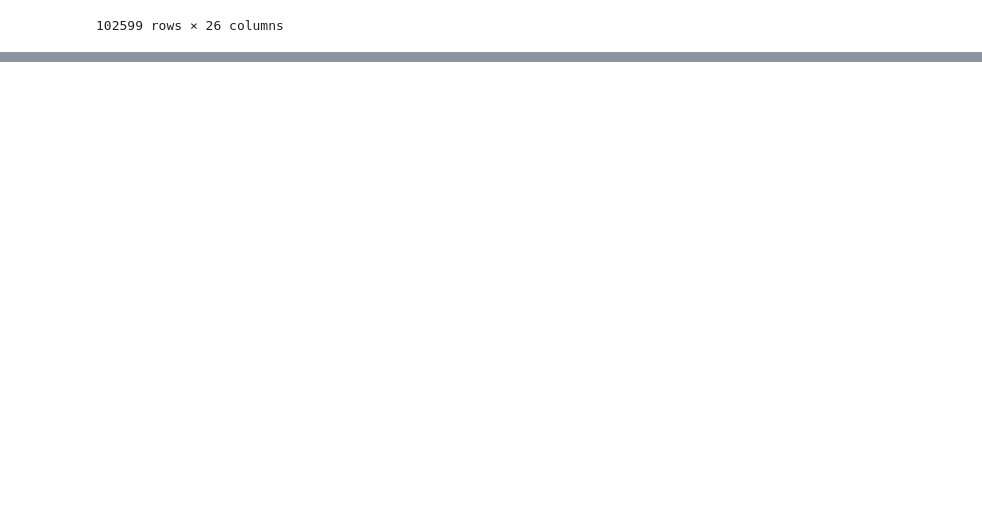
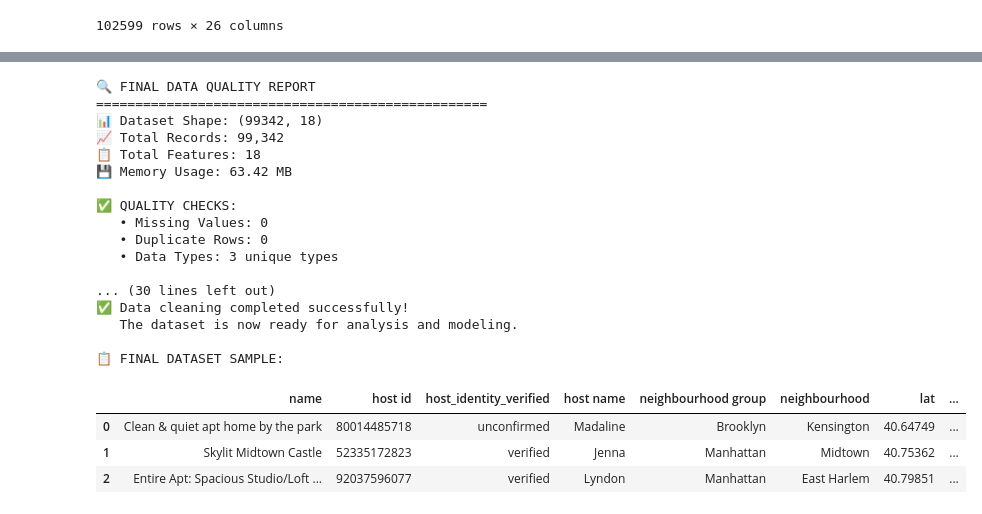
Before and after one commit to anesmeftah/deep-learning-roadmap, a Jupyter notebook: Data Cleaning/airbnb.ipynb, the cells around one changed output, grey strips where cells are left out. Saved outputs shown, nothing was run; the diff lists cells and outputs as text; code cells hidden in the pictures; blank space fills up the shorter version.

```diff
--- a/Data Cleaning/airbnb.ipynb
+++ b/Data Cleaning/airbnb.ipynb
@@ -308,0 +253,13 @@ numpy.int64
+# %%
+# Rename columns to follow naming conventions
+column_rename_map = {
+    'NAME': 'name'  # Convert to lowercase for consistency
+}
+
+df.rename(columns=column_rename_map, inplace=True)
+
+print("✓ Column renaming completed")
+print(f"✓ Renamed columns: {list(column_rename_map.keys())}")
+
+# Display first few rows to verify changes
+display(df.head())
@@ -308,0 +460,64 @@ numpy.int64
+# %%
+# Final Data Quality Report
+print("🔍 FINAL DATA QUALITY REPORT")
+print("=" * 50)
+
+# Basic information
+print(f"📊 Dataset Shape: {df.shape}")
+print(f"📈 Total Records: {df.shape[0]:,}")
+print(f"📋 Total Features: {df.shape[1]}")
+print(f"💾 Memory Usage: {df.memory_usage(deep=True).sum() / 1024**2:.2f} MB")
+
+# Data quality checks
+print(f"\n✅ QUALITY CHECKS:")
+print(f"   • Missing Values: {df.isnull().sum().sum()}")
+print(f"   • Duplicate Rows: {df.duplicated().sum()}")
+print(f"   • Data Types: {df.dtypes.nunique()} unique types")
+
+# Column information
+print(f"\n📝 FINAL COLUMNS ({len(df.columns)}):")
+for i, col in enumerate(df.columns, 1):
+    dtype = df[col].dtype
+    non_null = df[col].count()
+    print(f"   {i:2d}. {col:<25} | {str(dtype):<12} | {non_null:>6,} non-null")
+
+# Sample statistics
+print(f"\n📊 SAMPLE STATISTICS:")
+print(f"   • Numeric columns: {df.select_dtypes(include=[np.number]).shape[1]}")
+print(f"   • Object columns: {df.select_dtypes(include=['object']).shape[1]}")
+print(f"   • Unique listings: {df['name'].nunique():,}")
+
+# Data integrity checks
+print(f"\n🔒 DATA INTEGRITY:")
+print(f"   • Price range: ${df['price'].min():,} - ${df['price'].max():,}")
+print(f"   • Average price: ${df['price'].mean():.2f}")
+print(f"   • Countries represented: {df['country'].nunique()}")
+
+print(f"\n✅ Data cleaning completed successfully!")
+print(f"   The dataset is now ready for analysis and modeling.")
+
+# Display final sample
+print(f"\n📋 FINAL DATASET SAMPLE:")
+display(df.head(3))
+# %% [output]
+🔍 FINAL DATA QUALITY REPORT
+==================================================
+📊 Dataset Shape: (99342, 18)
+📈 Total Records: 99,342
+📋 Total Features: 18
+💾 Memory Usage: 63.42 MB
+
+✅ QUALITY CHECKS:
+   • Missing Values: 0
+   • Duplicate Rows: 0
+   • Data Types: 3 unique types
+
+... (30 lines left out)
+✅ Data cleaning completed successfully!
+   The dataset is now ready for analysis and modeling.
+
+📋 FINAL DATASET SAMPLE:
+|  | name | host id | host_identity_verified | host name | neighbourhood group | neighbourhood | lat | ... |
+| 0 | Clean & quiet apt home by the park | 80014485718 | unconfirmed | Madaline | Brooklyn | Kensington | 40.64749 | ... |
+| 1 | Skylit Midtown Castle | 52335172823 | verified | Jenna | Manhattan | Midtown | 40.75362 | ... |
+| 2 | Entire Apt: Spacious Studio/Loft ... | 92037596077 | verified | Lyndon | Manhattan | East Harlem | 40.79851 | ... |
```
Also changed, not shown: parts of 53 cells of this notebook.
